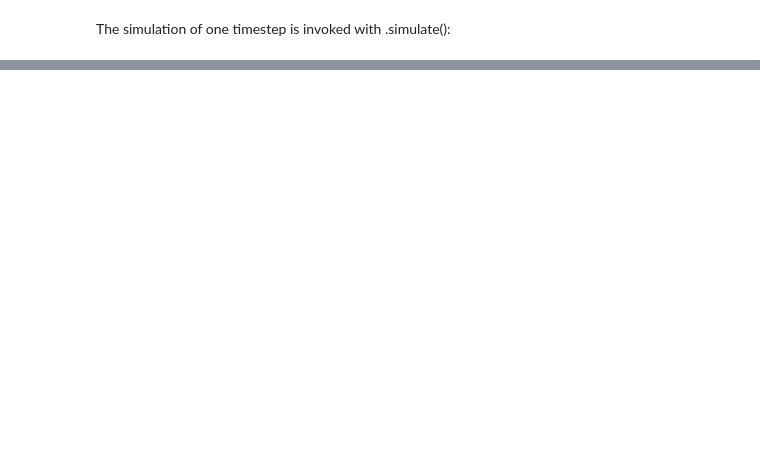
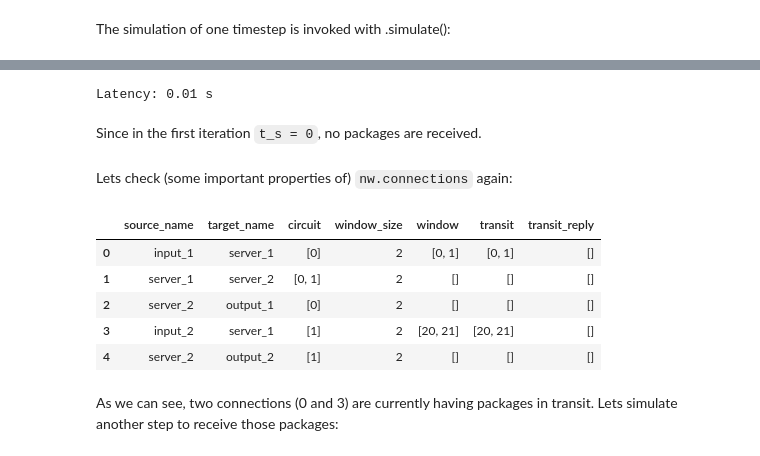
Before and after one commit to cdoepmann/predictor-core, a Jupyter notebook: OTS/ns_f/ns_f_test.ipynb, the cells around one changed output, grey strips where cells are left out. Drawn from its saved outputs; the diff is of its cells as text; code cells hidden in the pictures; blank space fills up the shorter version.

````diff
--- a/OTS/ns_f/ns_f_test.ipynb
+++ b/OTS/ns_f/ns_f_test.ipynb
@@ -199,0 +229,19 @@ nw.connections.loc[0].feat.transit = [0, 1]
+# %%
+print('Latency: {} s'.format(nw.connections.loc[0].latency_fun(0)))
+# %% [output]
+Latency: 0.01 s
+# %% [markdown]
+Since in the first iteration ```t_s = 0```, no packages are received.
+# %% [markdown]
+Lets check (some important properties of) ```nw.connections``` again:
+# %%
+nw.connections[['source_name','target_name','circuit','window_size','window','transit','transit_reply']]
+# %% [output]
+|  | source_name | target_name | circuit | window_size | window | transit | transit_reply |
+| 0 | input_1 | server_1 | [0] | 2 | [0, 1] | [0, 1] | [] |
+| 1 | server_1 | server_2 | [0, 1] | 2 | [] | [] | [] |
+| 2 | server_2 | output_1 | [0] | 2 | [] | [] | [] |
+| 3 | input_2 | server_1 | [1] | 2 | [20, 21] | [20, 21] | [] |
+| 4 | server_2 | output_2 | [1] | 2 | [] | [] | [] |
+# %% [markdown]
+As we can see, two connections (0 and 3) are currently having packages in transit. Lets simulate another step to receive those packages:
````
Also changed, not shown: parts of 37 cells of this notebook, 3 other files.
